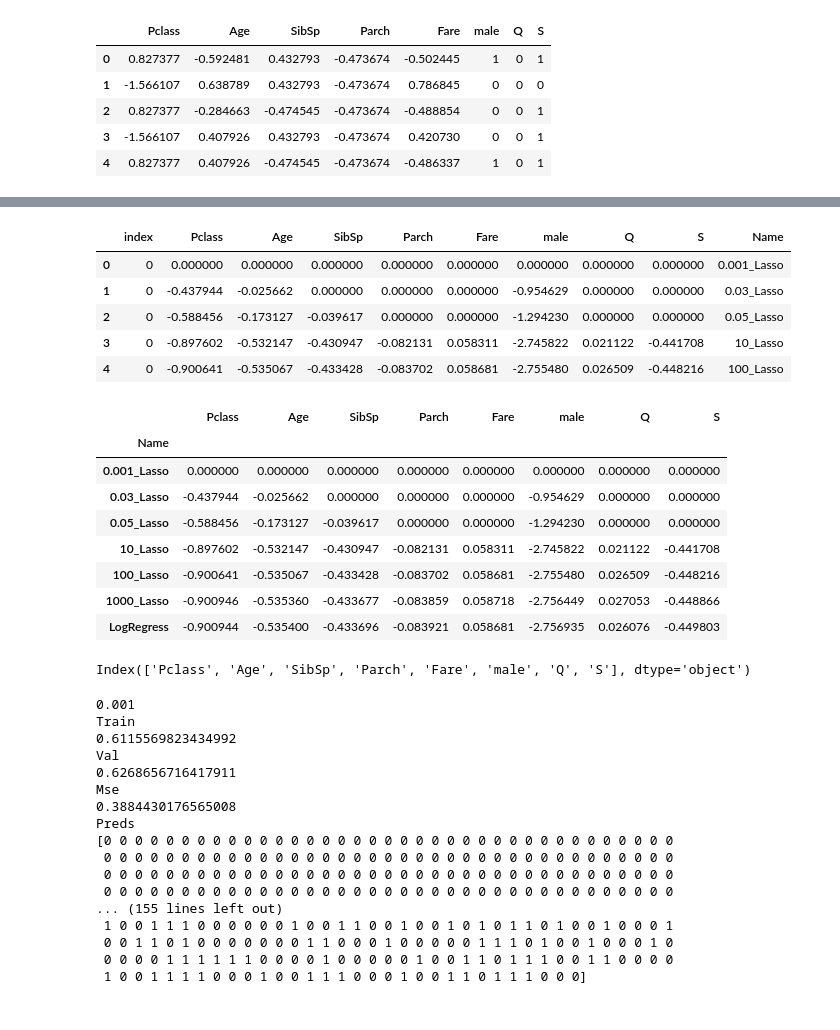
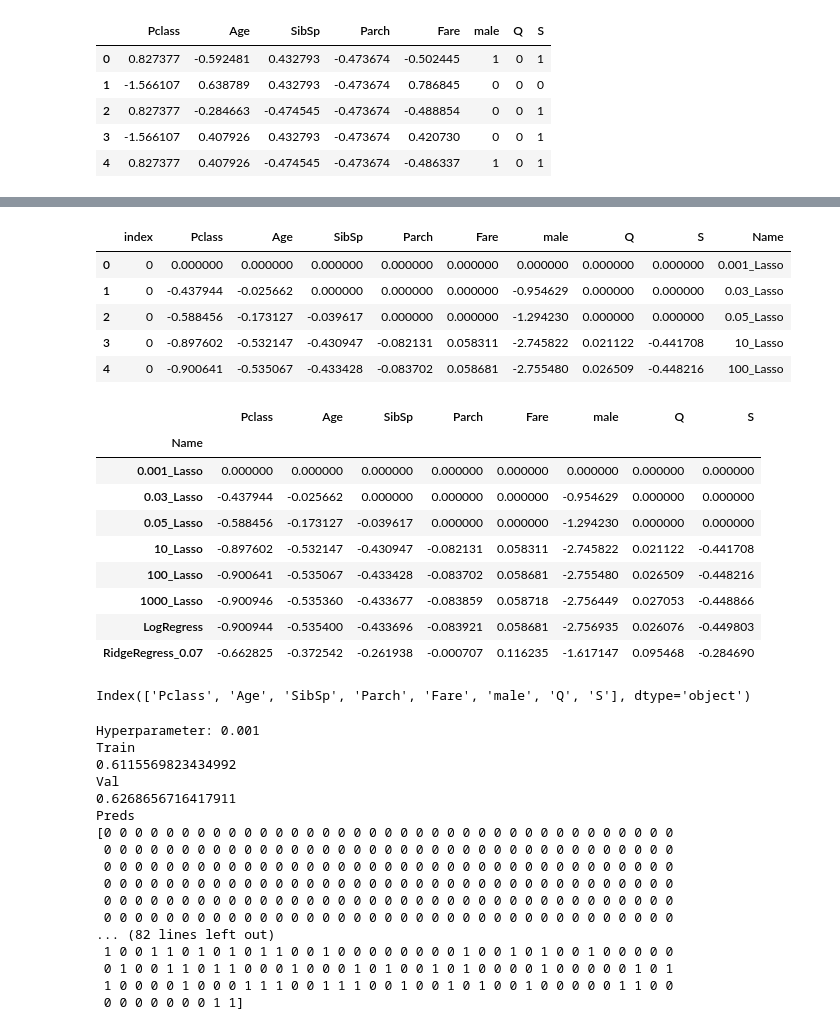
Before and after one commit to HardoModo/Dev10_Week9_Assessment, a Jupyter notebook: Shirley/TitanicLassoRidgeOLD.ipynb, the cells around one changed output, grey strips where cells are left out. Cells and saved outputs as stored; diff of their text form; code cells hidden in the pictures.

```diff
--- a/Shirley/TitanicLassoRidgeOLD.ipynb
+++ b/Shirley/TitanicLassoRidgeOLD.ipynb
@@ -144,7 +141,7 @@ for i in hyperparamsvalues:
     # if i == 0.03:
     #     df = runLasso(i,Xt,yt,CvalueLogScores)
     # else:
-    df = runLasso(i,Xt,yt,dict_hp[i])
+    df = runLasso(i,Xt,yt,Xv,yv,dict_hp[i])
     newdf=pd.concat([newdf,df],axis=0)
     display(newdf.head())
 
@@ -159,9 +156,7 @@ print(t)
 print(s)
 RegularLogScores['Train'] = t
 RegularLogScores['Val'] = s
-mse = mean_squared_error(yt,lr.predict(Xt))
-RegularLogScores['Mse'] =mse
-RegularLogScores['Preds'] = lr.predict(Xt)
+RegularLogScores['Preds'] = lr.predict(Xv)
 
 table =[(x,y) for x,y in zip(lr.coef_,Xt.columns)]
 tempdf=pd.DataFrame()
@@ -172,6 +167,29 @@ for i,cols in enumerate(Xt.columns):
     tempdf = pd.concat([tempdf,pd.DataFrame(dict)],axis=1)
 
 tempdf['Name'] = "LogRegress"
+
+newdf=pd.concat([newdf,tempdf],axis=0)
+
+#Ridge---------------------------------------------------
+RidgeLogScores = {}
+
+rig = LogisticRegression(penalty='l2',solver='lbfgs',C=0.07)
+rig.fit(Xt,yt)
+t=rig.score(Xt,yt)
+s=rig.score(Xv,yv)
+RidgeLogScores['Train'] = t
+RidgeLogScores['Val'] = s
+RidgeLogScores['Preds'] = rig.predict(Xv)
+
+table =[(x,y) for x,y in zip(rig.coef_,Xt.columns)]
+tempdf=pd.DataFrame()
+for i,cols in enumerate(Xt.columns):
+    # print(cols)
+    # print(las.coef_)
+    dict = {cols:[rig.coef_[0][i]]}
+    tempdf = pd.concat([tempdf,pd.DataFrame(dict)],axis=1)
+
+tempdf['Name'] = "RidgeRegress_0.07"
 
 newdf=pd.concat([newdf,tempdf],axis=0)
 
@@ -231,63 +257,65 @@ finaldf.index = finaldf["Name"]
 
 finaldf= finaldf.drop(["Name","index"],axis=1)
 cols = finaldf.columns
 display(finaldf)
 
 
 print(cols)
 
 fig = go.Figure(data=[
 
     go.Bar(name=index, x=cols, y=row.map(lambda x: abs(x))) for index,row in finaldf.iterrows()]
                 )
 fig.update_layout(yaxis_title="Coefficient(Absolute valued)",xaxis_title="Features of Titanic Survival",title="Logistic Regression Feature Selection Using Lasso on Titanic Survival Classification",
-                  legend_title="Lasso Hyperparameter Values")
+                  legend_title="Model + Hyperparameter Values")
 fig.show()
 # %% [output]
 |  | index | Pclass | Age | SibSp | Parch | Fare | male | Q | S | Name |
 | 0 | 0 | 0.000000 | 0.000000 | 0.000000 | 0.000000 | 0.000000 | 0.000000 | 0.000000 | 0.000000 | 0.001_Lasso |
 | 1 | 0 | -0.437944 | -0.025662 | 0.000000 | 0.000000 | 0.000000 | -0.954629 | 0.000000 | 0.000000 | 0.03_Lasso |
 | 2 | 0 | -0.588456 | -0.173127 | -0.039617 | 0.000000 | 0.000000 | -1.294230 | 0.000000 | 0.000000 | 0.05_Lasso |
 | 3 | 0 | -0.897602 | -0.532147 | -0.430947 | -0.082131 | 0.058311 | -2.745822 | 0.021122 | -0.441708 | 10_Lasso |
 | 4 | 0 | -0.900641 | -0.535067 | -0.433428 | -0.083702 | 0.058681 | -2.755480 | 0.026509 | -0.448216 | 100_Lasso |
 |  | Pclass | Age | SibSp | Parch | Fare | male | Q | S |
 | Name |  |  |  |  |  |  |  |  |
 | 0.001_Lasso | 0.000000 | 0.000000 | 0.000000 | 0.000000 | 0.000000 | 0.000000 | 0.000000 | 0.000000 |
 | 0.03_Lasso | -0.437944 | -0.025662 | 0.000000 | 0.000000 | 0.000000 | -0.954629 | 0.000000 | 0.000000 |
 | 0.05_Lasso | -0.588456 | -0.173127 | -0.039617 | 0.000000 | 0.000000 | -1.294230 | 0.000000 | 0.000000 |
 | 10_Lasso | -0.897602 | -0.532147 | -0.430947 | -0.082131 | 0.058311 | -2.745822 | 0.021122 | -0.441708 |
 | 100_Lasso | -0.900641 | -0.535067 | -0.433428 | -0.083702 | 0.058681 | -2.755480 | 0.026509 | -0.448216 |
 | 1000_Lasso | -0.900946 | -0.535360 | -0.433677 | -0.083859 | 0.058718 | -2.756449 | 0.027053 | -0.448866 |
 | LogRegress | -0.900944 | -0.535400 | -0.433696 | -0.083921 | 0.058681 | -2.756935 | 0.026076 | -0.449803 |
+| RidgeRegress_0.07 | -0.662825 | -0.372542 | -0.261938 | -0.000707 | 0.116235 | -1.617147 | 0.095468 | -0.284690 |
 Index(['Pclass', 'Age', 'SibSp', 'Parch', 'Fare', 'male', 'Q', 'S'], dtype='object')
 # %%
 
 #0.03
 for keys in dict_hp:
-    print(keys)
+    print(f"Hyperparameter: {keys}")
     d = dict_hp[keys]
     for keys in d:
         print(keys)
         print(d[keys])
 #regular log
-print("regular")
+print("Log Regression No Penalty")
 for keys in RegularLogScores:
+    print(keys)
     print(RegularLogScores[keys])
 # %% [output]
-0.001
+Hyperparameter: 0.001
 Train
 0.6115569823434992
 Val
 0.6268656716417911
-Mse
-0.3884430176565008
 Preds
 [0 0 0 0 0 0 0 0 0 0 0 0 0 0 0 0 0 0 0 0 0 0 0 0 0 0 0 0 0 0 0 0 0 0 0 0 0
  0 0 0 0 0 0 0 0 0 0 0 0 0 0 0 0 0 0 0 0 0 0 0 0 0 0 0 0 0 0 0 0 0 0 0 0 0
  0 0 0 0 0 0 0 0 0 0 0 0 0 0 0 0 0 0 0 0 0 0 0 0 0 0 0 0 0 0 0 0 0 0 0 0 0
  0 0 0 0 0 0 0 0 0 0 0 0 0 0 0 0 0 0 0 0 0 0 0 0 0 0 0 0 0 0 0 0 0 0 0 0 0
-... (155 lines left out)
- 1 0 0 1 1 1 0 0 0 0 0 0 1 0 0 1 1 0 0 1 0 0 1 0 1 0 1 1 0 1 0 0 1 0 0 0 1
- 0 0 1 1 0 1 0 0 0 0 0 0 0 1 1 0 0 0 1 0 0 0 0 0 1 1 1 0 1 0 0 1 0 0 0 1 0
- 0 0 0 0 1 1 1 1 1 1 0 0 0 0 1 0 0 0 0 0 1 0 0 1 1 0 1 1 1 0 0 1 1 0 0 0 0
- 1 0 0 1 1 1 1 0 0 0 1 0 0 1 1 1 0 0 0 1 0 0 1 1 0 1 1 1 0 0 0]
+ 0 0 0 0 0 0 0 0 0 0 0 0 0 0 0 0 0 0 0 0 0 0 0 0 0 0 0 0 0 0 0 0 0 0 0 0 0
+ 0 0 0 0 0 0 0 0 0 0 0 0 0 0 0 0 0 0 0 0 0 0 0 0 0 0 0 0 0 0 0 0 0 0 0 0 0
+... (82 lines left out)
+ 1 0 0 1 1 0 1 0 1 0 1 1 0 0 1 0 0 0 0 0 0 0 0 1 0 0 1 0 1 0 0 1 0 0 0 0 0
+ 0 1 0 0 1 1 0 1 1 0 0 0 1 0 0 0 1 0 1 0 0 1 0 1 0 0 0 0 1 0 0 0 0 0 1 0 1
+ 1 0 0 0 0 1 0 0 0 1 1 1 0 0 1 1 1 0 0 1 0 0 1 0 1 0 0 1 0 0 0 0 0 1 1 0 0
+ 0 0 0 0 0 0 0 1 1]
```
Also changed, not shown: parts of 3 cells of this notebook, 2 other files.
